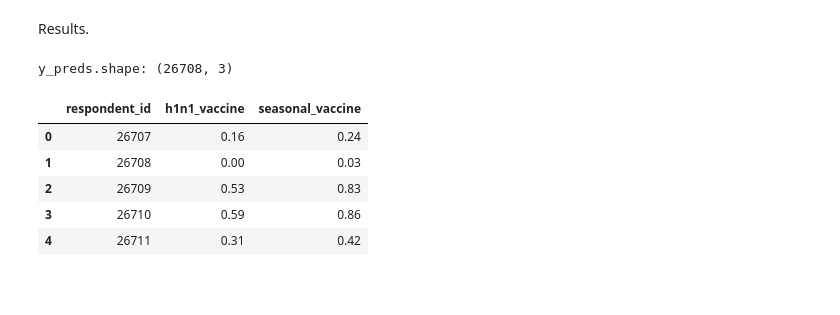
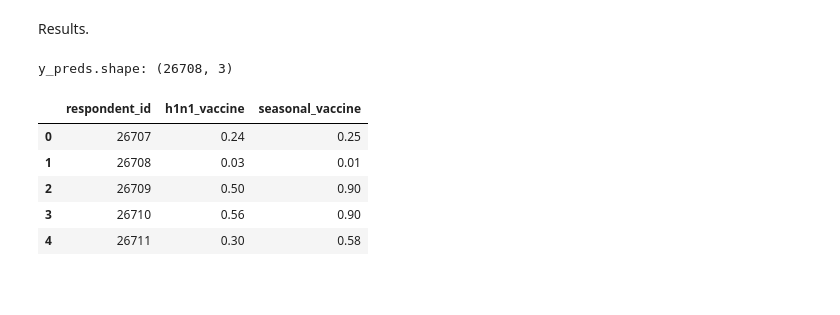
Before and after one commit to SERGI0HERREROS/MachineLearning, a Jupyter notebook: Random Forest Classifier.ipynb, the cells around one changed output. Drawn from its saved outputs; the diff is of its cells as text; code cells hidden in the pictures.

Commit message:
data partition for each prediction

```diff
--- a/Random Forest Classifier.ipynb
+++ b/Random Forest Classifier.ipynb
@@ -24,11 +24,13 @@ from sklearn.metrics import roc_curve, roc_auc_score
 warnings.filterwarnings("ignore")
 
 # Data
-training_set_features_df = pd.read_csv('gold/training_set_features_df.csv') # training set features
+H1N1_training_set_features_df = pd.read_csv('gold/H1N1_training_set_features_df.csv') # training set features
+Seasonal_training_set_features_df = pd.read_csv('gold/Seasonal_training_set_features_df.csv') # training set features
 
 training_set_labels_df = pd.read_csv('data/training_set_labels.csv') # training set labels
 
-test_set_features_df = pd.read_csv('gold/test_set_features_df.csv') # test set features
+H1N1_test_set_features_df = pd.read_csv('gold/H1N1_test_set_features_df.csv') # test set features
+Seasonal_test_set_features_df = pd.read_csv('gold/Seasonal_test_set_features_df.csv') # test set features
 # %% [markdown]
 <br>
 # %% [markdown]
@@ -41,42 +43,42 @@ from sklearn.impute import KNNImputer
 # %%
 ## RandomForestClassifier - h1n1_vaccine
 rf_classifier_h1n1_vaccine = RandomForestClassifier(random_state = 0, n_estimators = 100, criterion = 'entropy')
-rf_classifier_h1n1_vaccine.fit(training_set_features_df.iloc[:, 1:], training_set_labels_df['h1n1_vaccine'])
+rf_classifier_h1n1_vaccine.fit(H1N1_training_set_features_df.iloc[:, 1:], training_set_labels_df['h1n1_vaccine'])
 # %% [output]
 RandomForestClassifier(criterion='entropy', random_state=0)
 # %%
 ## RandomForestClassifier - seasonal_vaccine
 rf_classifier_seasonal_vaccine = RandomForestClassifier(random_state = 0, n_estimators = 100, criterion = 'entropy')
-rf_classifier_seasonal_vaccine.fit(training_set_features_df.iloc[:, 1:], training_set_labels_df['seasonal_vaccine'])
+rf_classifier_seasonal_vaccine.fit(Seasonal_training_set_features_df.iloc[:, 1:], training_set_labels_df['seasonal_vaccine'])
 # %% [output]
 RandomForestClassifier(criterion='entropy', random_state=0)
 # %% [markdown]
 Prediction.
 # %%
-rfc_y_pred_h1n1_vaccine = rf_classifier_h1n1_vaccine.predict_proba(test_set_features_df.iloc[:, 1:])
+rfc_y_pred_h1n1_vaccine = rf_classifier_h1n1_vaccine.predict_proba(H1N1_test_set_features_df.iloc[:, 1:])
 
-rfc_y_pred_seasonal_vaccine = rf_classifier_seasonal_vaccine.predict_proba(test_set_features_df.iloc[:, 1:])
+rfc_y_pred_seasonal_vaccine = rf_classifier_seasonal_vaccine.predict_proba(Seasonal_test_set_features_df.iloc[:, 1:])
 # %% [markdown]
 Results.
 # %%
 y_preds = pd.DataFrame(
     {
-        'respondent_id': test_set_features_df['respondent_id'],
+        'respondent_id': Seasonal_test_set_features_df['respondent_id'],
         'h1n1_vaccine': rfc_y_pred_h1n1_vaccine[:, 1],
         'seasonal_vaccine':rfc_y_pred_seasonal_vaccine[:, 1],
     },
 
 )
 print('y_preds.shape:', y_preds.shape)
 y_preds.head()
 # %% [output]
 y_preds.shape: (26708, 3)
 |  | respondent_id | h1n1_vaccine | seasonal_vaccine |
-| 0 | 26707 | 0.16 | 0.24 |
-| 1 | 26708 | 0.00 | 0.03 |
-| 2 | 26709 | 0.53 | 0.83 |
-| 3 | 26710 | 0.59 | 0.86 |
-| 4 | 26711 | 0.31 | 0.42 |
+| 0 | 26707 | 0.24 | 0.25 |
+| 1 | 26708 | 0.03 | 0.01 |
+| 2 | 26709 | 0.50 | 0.90 |
+| 3 | 26710 | 0.56 | 0.90 |
+| 4 | 26711 | 0.30 | 0.58 |
 # %% [markdown]
 <br>
 # %% [markdown]
```
Also changed, not shown: parts of 2 cells of this notebook, 7 other files.
